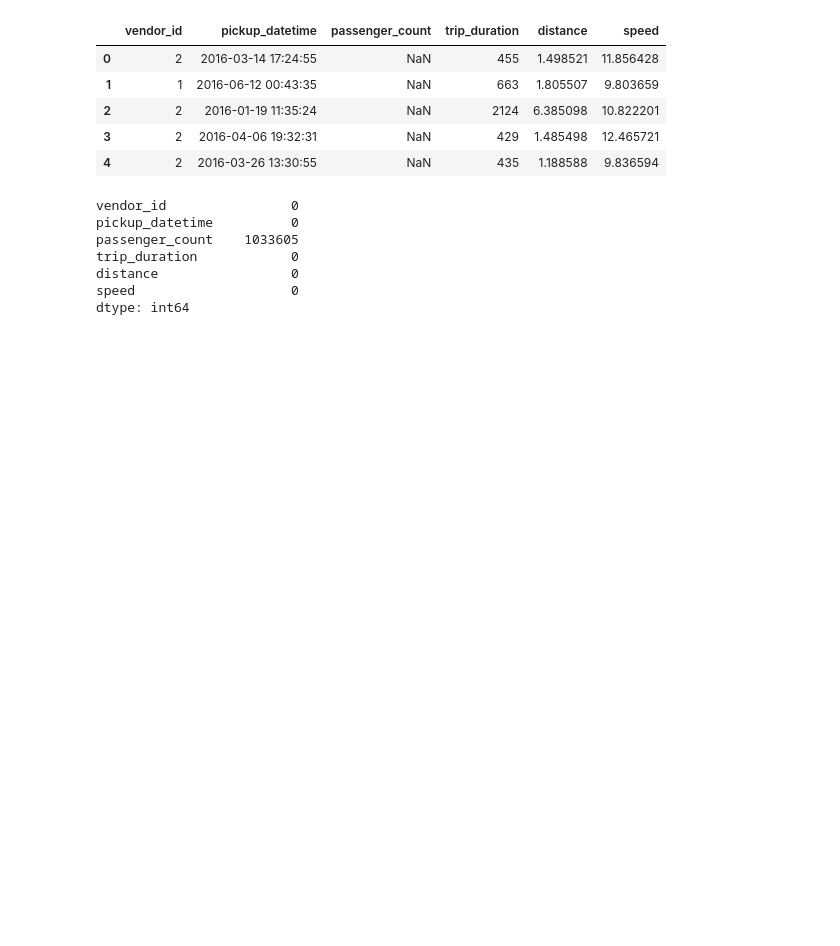
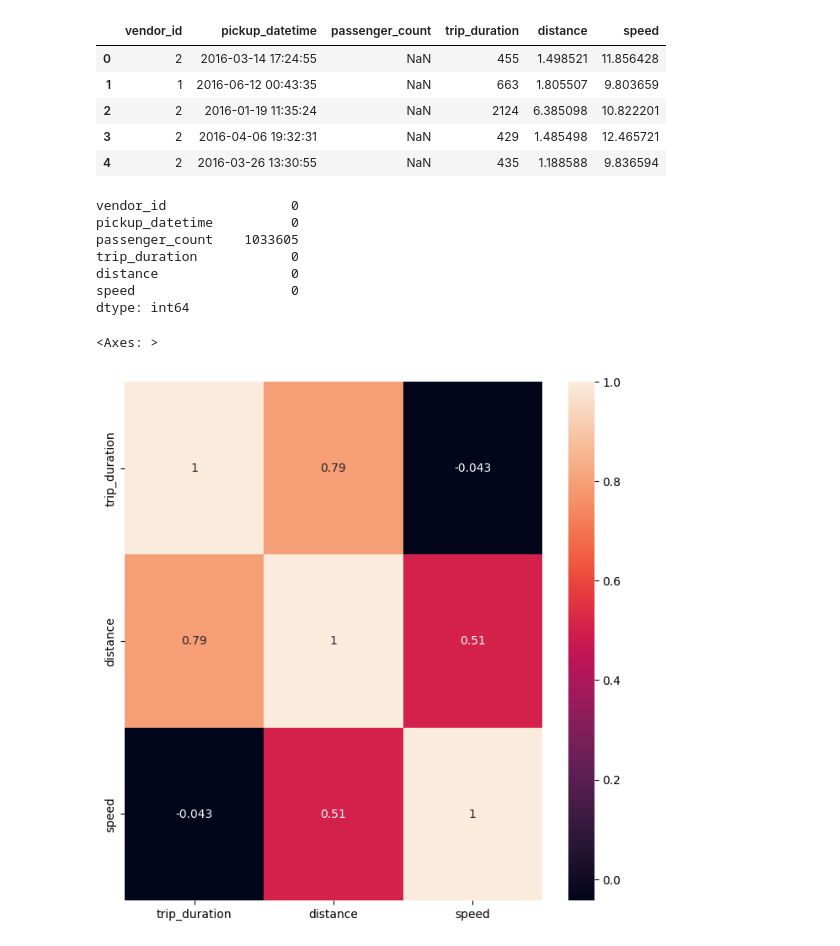
Before and after one commit to TitoWuPan/Regresion-Lineal-Secuencial-y-Concurrente, a Jupyter notebook: Dataset/Data Process.ipynb, the cells around one changed output. Cells and saved outputs as stored; diff of their text form; code cells hidden in the pictures; blank space fills up the shorter version.

```diff
--- a/Dataset/Data Process.ipynb
+++ b/Dataset/Data Process.ipynb
@@ -808,2 +514,0 @@ ohe.categories_
-# %%
-df_new["Y"] = store_and_fwd_flag_encoded
@@ -821,2 +514,0 @@ df_new.head()
-# %%
-df_new.rename({"Y":"Yes_store_and_fwd_flag"},axis=1,inplace=True)
@@ -856,2 +525,0 @@ df_new.corr()
-# %%
-df_new['final_seconds'] = df_new['hour'] * 3600 + df_new['minute'] * 60 + df_new['second']
@@ -881,2 +525,0 @@ df_new.corr()
-# %%
-df_new.drop(["hour","second","minute"],axis=1,inplace=True)
@@ -944,3 +567,12 @@ part3 = asd.iloc[part_size*2:]
 part1.to_csv('NYC_SPEED_1.csv', index=False)
 part2.to_csv('NYC_SPEED_2.csv', index=False)
 part3.to_csv('NYC_SPEED_3.csv', index=False)
+# %%
+import matplotlib.pyplot as plt
+import seaborn as sns
+
+plt.figure(figsize=(8, 8))
+sns.heatmap(asd.select_dtypes(['int64', 'float']).corr(method='spearman'), annot=True)
+# %% [output]
+<Axes: >
+[figure, added]
```
Also changed, not shown: parts of 64 cells of this notebook.
